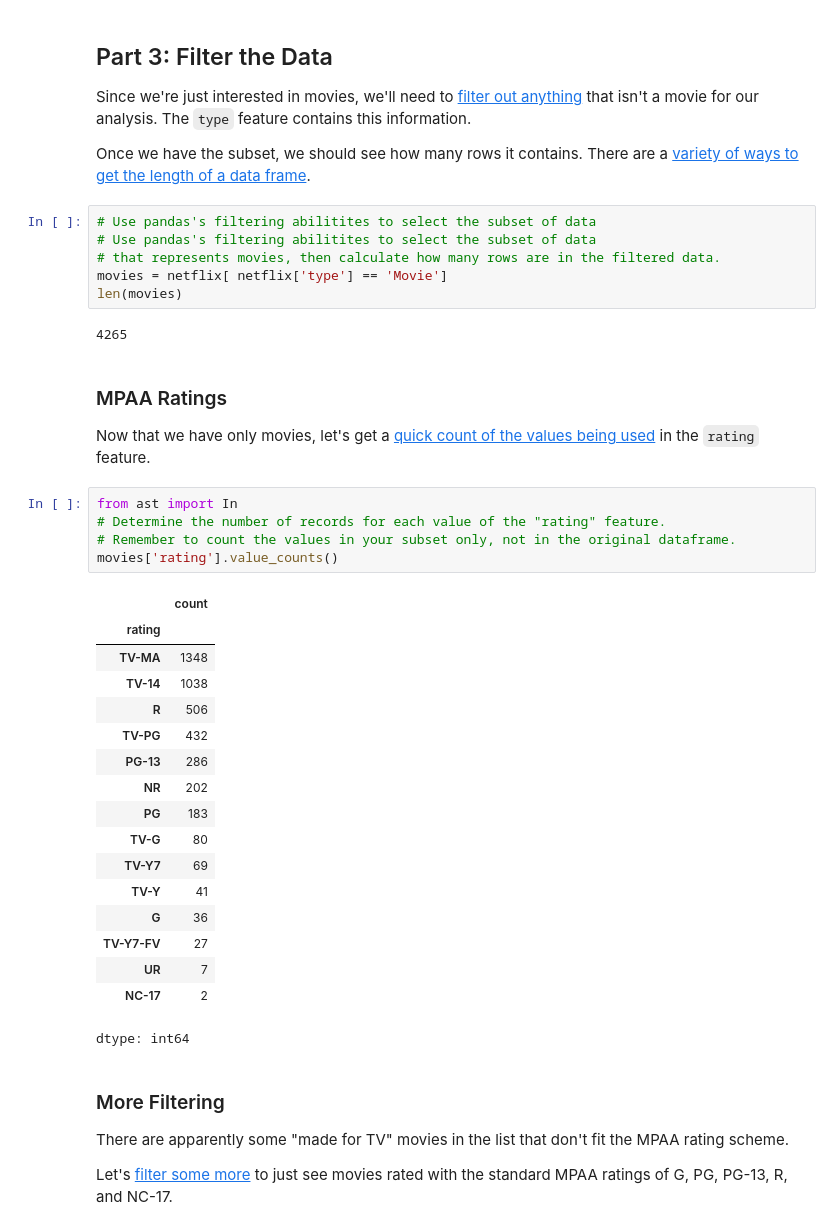
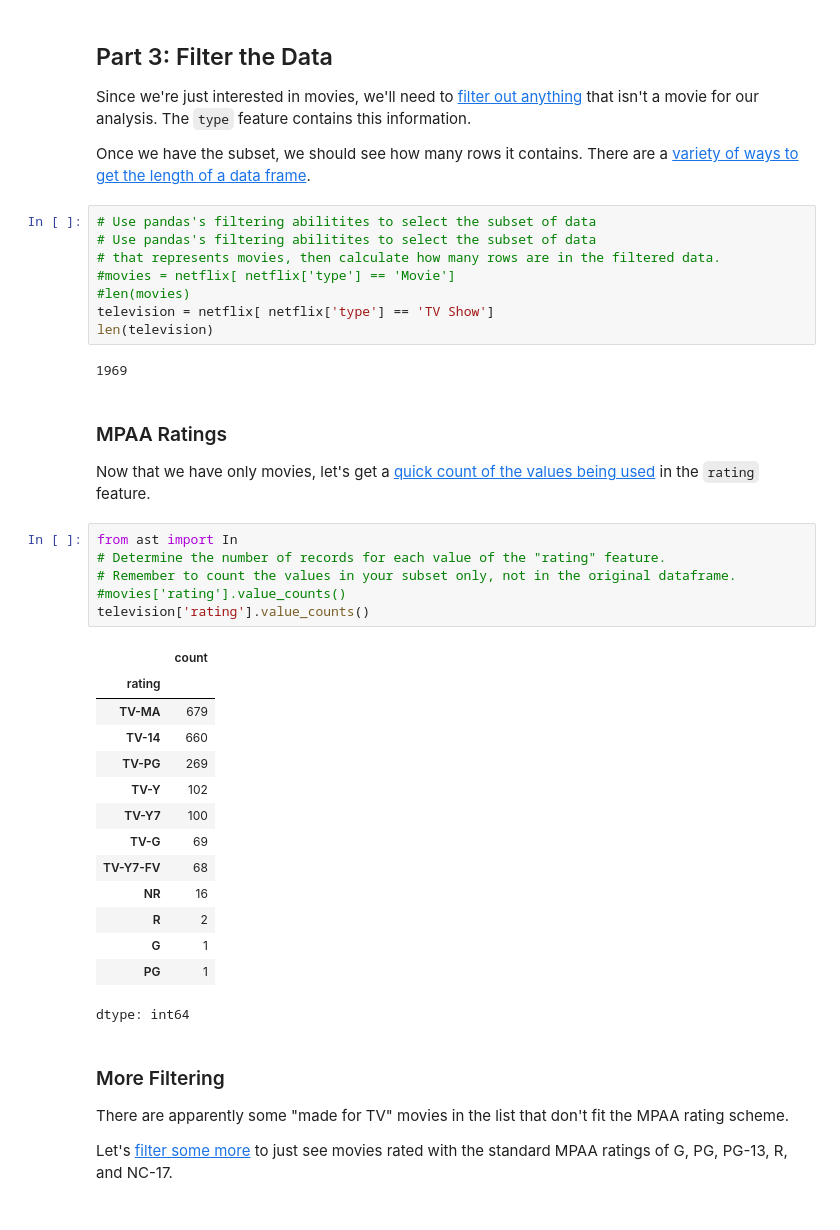
Before and after one commit to jambrizz/CSE-450, a Jupyter notebook: notebooks/Exploration_01.ipynb, the cells around one changed output. Cells and saved outputs as stored; diff of their text form.

```diff
--- a/notebooks/Exploration_01.ipynb
+++ b/notebooks/Exploration_01.ipynb
@@ -89,35 +88,35 @@ Once we have the subset, we should see how many rows it contains. There are a [v
 # Use pandas's filtering abilitites to select the subset of data
 # Use pandas's filtering abilitites to select the subset of data
 # that represents movies, then calculate how many rows are in the filtered data.
-movies = netflix[ netflix['type'] == 'Movie']
-len(movies)
+#movies = netflix[ netflix['type'] == 'Movie']
+#len(movies)
+television = netflix[ netflix['type'] == 'TV Show']
+len(television)
 # %% [output]
-4265
+1969
 # %% [markdown]
 ### MPAA Ratings
 Now that we have only movies, let's get a [quick count of the values being used](https://pandas.pydata.org/docs/getting_started/intro_tutorials/06_calculate_statistics.html)  in the `rating` feature.
 # %%
 from ast import In
 # Determine the number of records for each value of the "rating" feature.
 # Remember to count the values in your subset only, not in the original dataframe.
-movies['rating'].value_counts()
+#movies['rating'].value_counts()
+television['rating'].value_counts()
 # %% [output]
 |  | count |
 | rating |  |
-| TV-MA | 1348 |
-| TV-14 | 1038 |
-| R | 506 |
-| TV-PG | 432 |
-| PG-13 | 286 |
-| NR | 202 |
-| PG | 183 |
-| TV-G | 80 |
-| TV-Y7 | 69 |
-| TV-Y | 41 |
-| G | 36 |
-| TV-Y7-FV | 27 |
-| UR | 7 |
-| NC-17 | 2 |
+| TV-MA | 679 |
+| TV-14 | 660 |
+| TV-PG | 269 |
+| TV-Y | 102 |
+| TV-Y7 | 100 |
+| TV-G | 69 |
+| TV-Y7-FV | 68 |
+| NR | 16 |
+| R | 2 |
+| G | 1 |
+| PG | 1 |
 dtype: int64
 # %% [markdown]
 ### More Filtering
```
Also changed, not shown: parts of 2 cells of this notebook.
